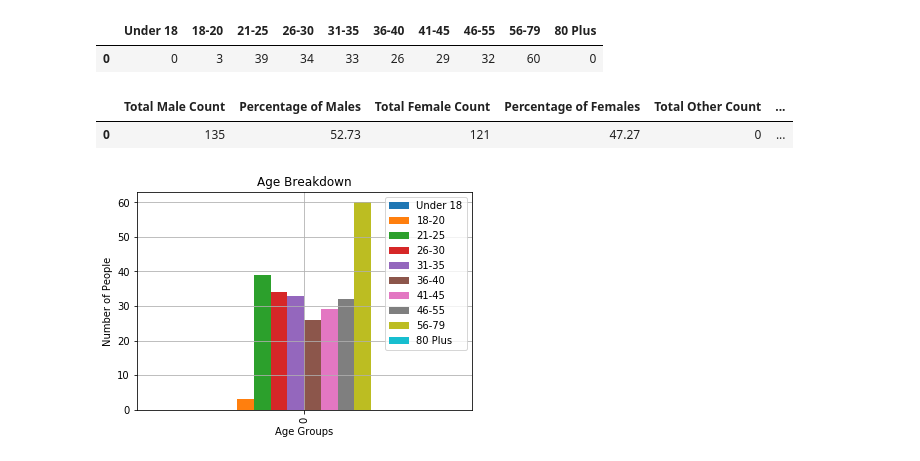
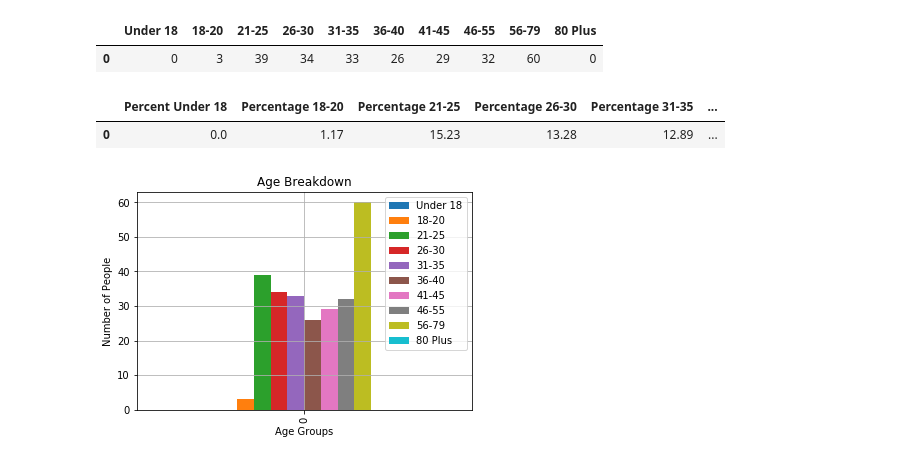
Before and after one commit to catesoane/cbd_analysis, a Jupyter notebook: CBD/Cate's analysis.ipynb, the cells around one changed output. Cells and saved outputs as stored; diff of their text form; code cells hidden in the pictures.

```diff
--- a/CBD/Cate's analysis.ipynb
+++ b/CBD/Cate's analysis.ipynb
@@ -266,34 +263,51 @@ age_table
 # %% [output]
 |  | Under 18 | 18-20 | 21-25 | 26-30 | 31-35 | 36-40 | 41-45 | 46-55 | 56-79 | 80 Plus |
 | 0 | 0 | 3 | 39 | 34 | 33 | 26 | 29 | 32 | 60 | 0 |
-# %%
-# Calculate the Number and Percentage by Sexuality
-total_age_count = gender_table["Male"]+gender_table["Female"]+gender_table["Other"]
-
-male_totals = gender_table["Male"]
-male_percents = male_totals / total_gender_count * 100
-female_totals = gender_table["Female"]
-female_percents = female_totals / total_gender_count * 100
-other_totals = gender_table["Other"]
-other_percents = other_totals / total_gender_count * 100
-
-
-# Create Sexuality DataFrame
-gender_demographics = pd.DataFrame({"Total Male Count": male_totals,
-                                    "Percentage of Males": male_percents,
-                                       "Total Female Count": female_totals,
-                                    "Percentage of Females": female_percents,
-                                       "Total Other Count": other_totals,
-                                    "Percentage of Others": other_percents
-                                      })
-
-# Minor Data Munging
-gender_demographics = gender_demographics.round(2)
-
-gender_demographics
-# %% [output]
-|  | Total Male Count | Percentage of Males | Total Female Count | Percentage of Females | Total Other Count | ... |
-| 0 | 135 | 52.73 | 121 | 47.27 | 0 | ... |
+# %%
+# Calculate the Number and Percentage by age
+
+under18_totals = age_table["Under 18"]
+under18_percents = under18_totals / num_users * 100
+_18_20_totals = age_table["18-20"]
+_18_20_percents = _18_20_totals / num_users * 100
+_21_25_totals = age_table["21-25"]
+_21_25_percents = _21_25_totals / num_users * 100
+_26_30_totals = age_table["26-30"]
+_26_30_percents = _26_30_totals / num_users * 100
+_31_35_totals = age_table["31-35"]
+_31_35_percents = _31_35_totals / num_users * 100
+_36_40_totals = age_table["36-40"]
+_36_40_percents = _36_40_totals / num_users * 100
+_41_45_totals = age_table["41-45"]
+_41_45_percents = _41_45_totals / num_users * 100
+_46_55_totals = age_table["46-55"]
+_46_55_percents = _46_55_totals / num_users * 100
+_56_79_totals = age_table["56-79"]
+_56_79_percents = _56_79_totals / num_users * 100
+_80plus_totals = age_table["80 Plus"]
+_80plus_percents = _80plus_totals / num_users * 100
+
+
+# Create Sexuality DataFrame
+age_demographics = pd.DataFrame({"Percent Under 18": under18_percents,
+                                    "Percentage 18-20": _18_20_percents,
+                                       "Percentage 21-25": _21_25_percents,
+                                    "Percentage 26-30": _26_30_percents,
+                                       "Percentage 31-35": _31_35_percents,
+                                    "Percentage 36-40": _36_40_percents,
+                                 "Percentage 41-45": _41_45_percents,
+                                 "Percentage 46-55": _46_55_percents,
+                                 "Percentage 56-79": _56_79_percents,
+                                 "Percentage 80 Plus": _80plus_percents
+                                      })
+
+# Minor Data Munging
+age_demographics = age_demographics.round(2)
+
+age_demographics
+# %% [output]
+|  | Percent Under 18 | Percentage 18-20 | Percentage 21-25 | Percentage 26-30 | Percentage 31-35 | ... |
+| 0 | 0.0 | 1.17 | 15.23 | 13.28 | 12.89 | ... |
 # %%
 # Create Age Breakdown graph
 age_table.plot.bar()
```
Also changed, not shown: parts of 4 cells of this notebook.
